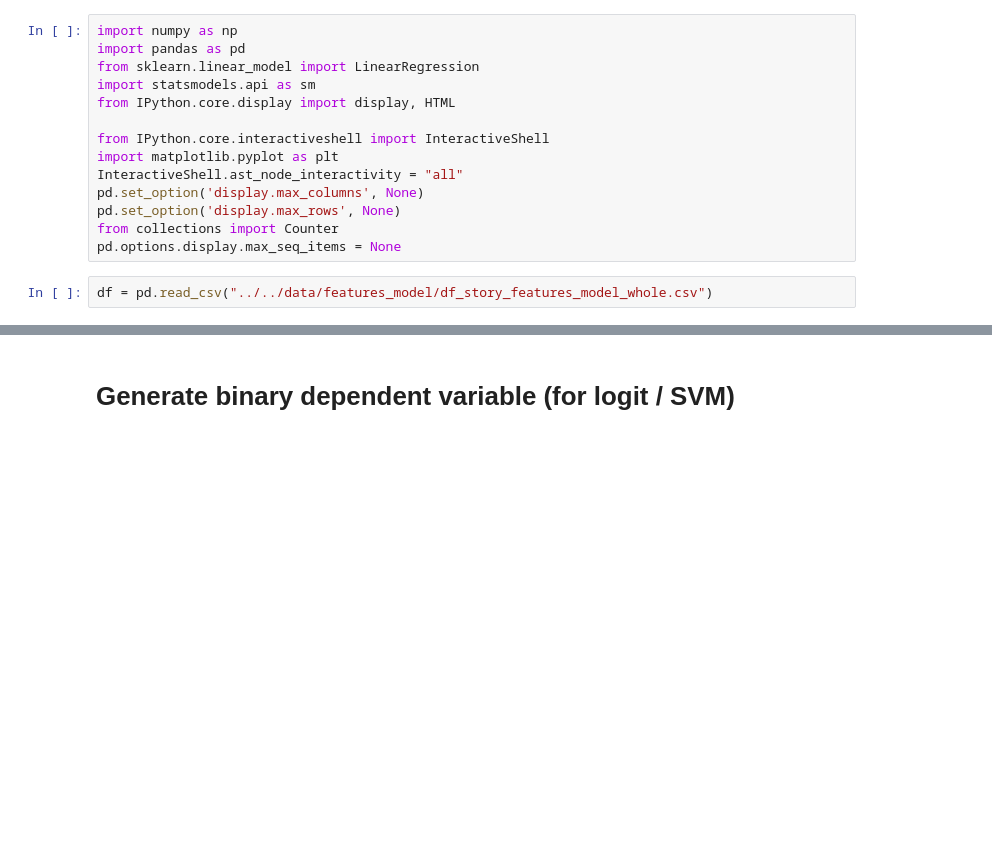
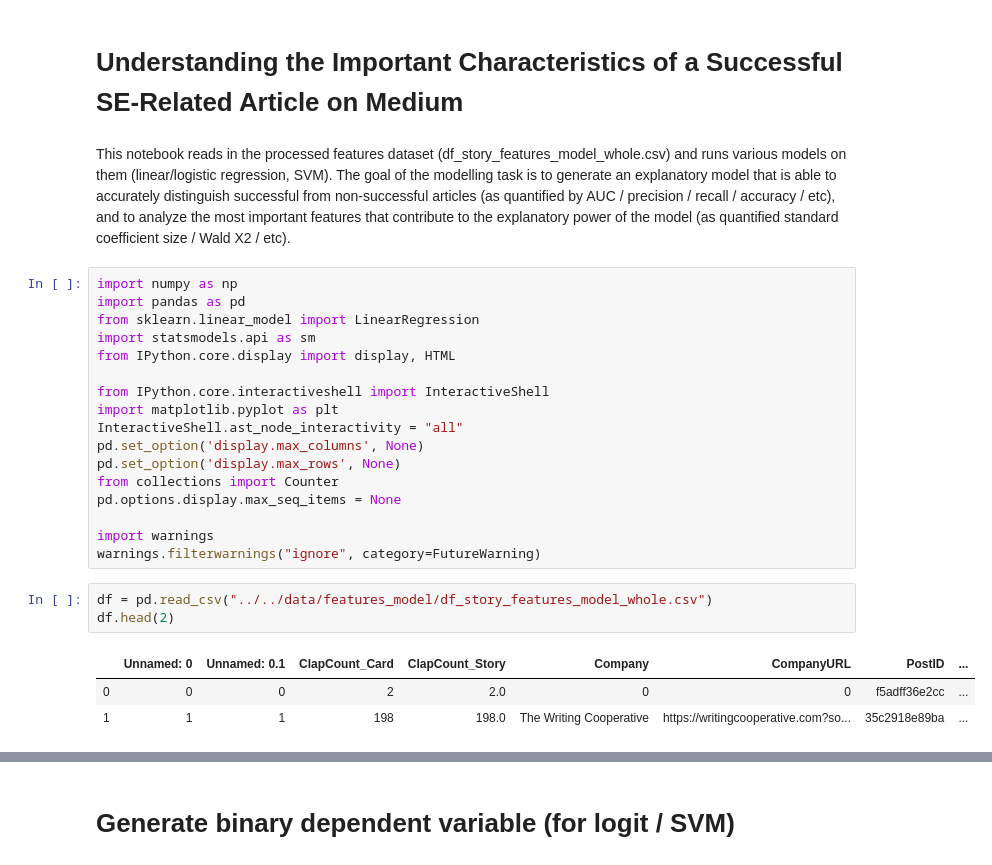
Before and after one commit to leungjch/medium-data-mining, a Jupyter notebook: story_model/model/Story_LinearModel.ipynb, the cells around one changed output, grey strips where cells are left out. Cells and saved outputs as stored; diff of their text form; blank space fills up the shorter version.

```diff
--- a/story_model/model/Story_LinearModel.ipynb
+++ b/story_model/model/Story_LinearModel.ipynb
@@ -1,3 +1,7 @@
+# %% [markdown]
+# Understanding the Important Characteristics of a Successful SE-Related Article on Medium
+# %% [markdown]
+This notebook reads in the processed features dataset (df_story_features_model_whole.csv) and runs various models on them (linear/logistic regression, SVM). The goal of the modelling task is to generate an explanatory model that is able to accurately distinguish successful from non-successful articles (as quantified by AUC / precision / recall / accuracy / etc), and to analyze the most important features that contribute to the explanatory power of the model (as quantified standard coefficient size / Wald X2 / etc).
 # %%
 import numpy as np
 import pandas as pd
@@ -12,5 +16,13 @@ pd.set_option('display.max_columns', None)
 pd.set_option('display.max_rows', None)
 from collections import Counter
 pd.options.display.max_seq_items = None
+
+import warnings
+warnings.filterwarnings("ignore", category=FutureWarning)
 # %%
 df = pd.read_csv("../../data/features_model/df_story_features_model_whole.csv")
+df.head(2)
+# %% [output]
+|  | Unnamed: 0 | Unnamed: 0.1 | ClapCount_Card | ClapCount_Story | Company | CompanyURL | PostID | ... |
+| 0 | 0 | 0 | 2 | 2.0 | 0 | 0 | f5adff36e2cc | ... |
+| 1 | 1 | 1 | 198 | 198.0 | The Writing Cooperative | https://writingcooperative.com?so... | 35c2918e89ba | ... |
```
Also changed, not shown: parts of 31 cells of this notebook, 4 other files.
